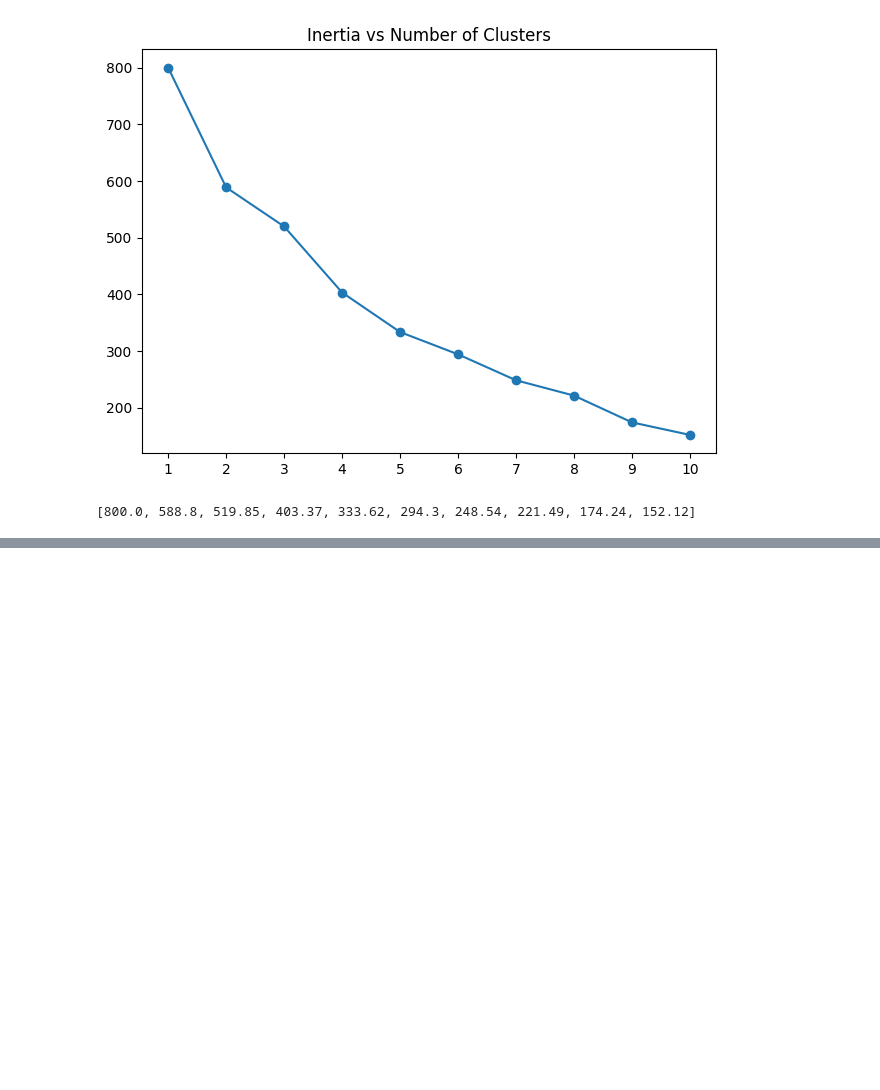
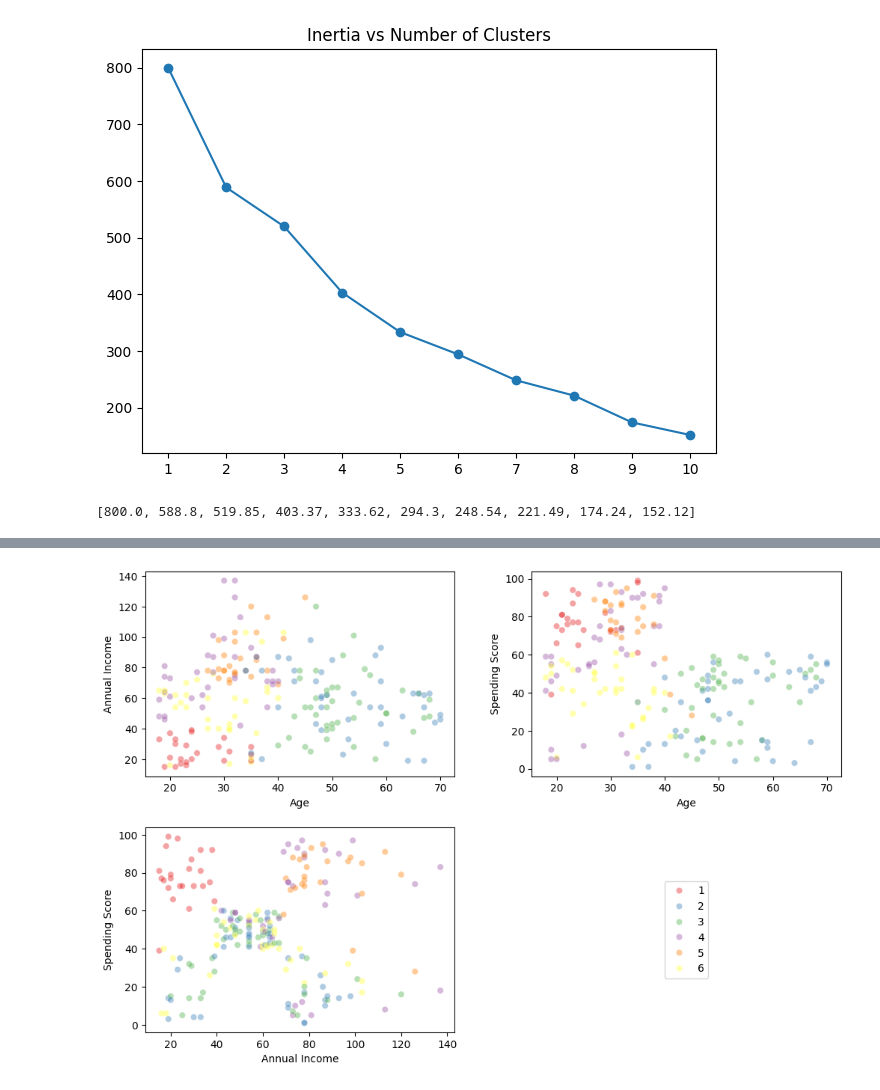
Before and after one commit to Krzesimir13/DataQuest, a Jupyter notebook: k-means.ipynb, the cells around one changed output, grey strips where cells are left out. Saved outputs shown, nothing was run; the diff lists cells and outputs as text; code cells hidden in the pictures; blank space fills up the shorter version.

```diff
--- a/k-means.ipynb
+++ b/k-means.ipynb
@@ -405,7 +405,3 @@ clusters, inertia = kmeans(customers, k=5, draw=True)
 ##4. K-means from Scikit-Learn
 # %%
 customers = raw_data.copy()
-# %%
-cols_to_keep = ['Annual Income', 'Spending Score']
-
-customers = customers[cols_to_keep]
@@ -464,3 +448,9 @@ plot_elbow_curve(scaled_customers)
 # %% [output]
 [figure]
 [800.0, 588.8, 519.85, 403.37, 333.62, 294.3, 248.54, 221.49, 174.24, 152.12]
+# %%
+model = KMeans(n_clusters=6)
+
+clusters = model.fit_predict(scaled_customers)
+customers['Cluster'] = model.fit_predict(scaled_customers) + 1
+customers['Cluster'].value_counts()
@@ -466,0 +489,22 @@ plot_elbow_curve(scaled_customers)
+# %%
+fig, axes = plt.subplots(figsize=(12, 8), ncols=2, nrows=2)
+
+sns.scatterplot(data=customers, x='Age', y='Annual Income',
+                hue='Cluster', ax=axes[0][0], alpha=0.4, palette='Set1')
+sns.scatterplot(data=customers, x='Age', y='Spending Score',
+                hue='Cluster', ax=axes[0][1], alpha=0.4, palette='Set1')
+sns.scatterplot(data=customers, x='Annual Income', y='Spending Score',
+                hue='Cluster', ax=axes[1][0], alpha=0.4, palette='Set1')
+
+axes[1, 1].axis('off')
+
+handles, labels = axes[0, 0].get_legend_handles_labels()
+for ax in axes.flat:
+    if ax.get_legend() is not None:
+        ax.get_legend().remove()
+axes[1, 1].legend(handles, labels, loc='center', )
+
+plt.subplots_adjust(wspace=0.25, hspace=0.25)
+plt.show()
+# %% [output]
+[figure, added]
```
Also changed, not shown: parts of 9 cells of this notebook.
